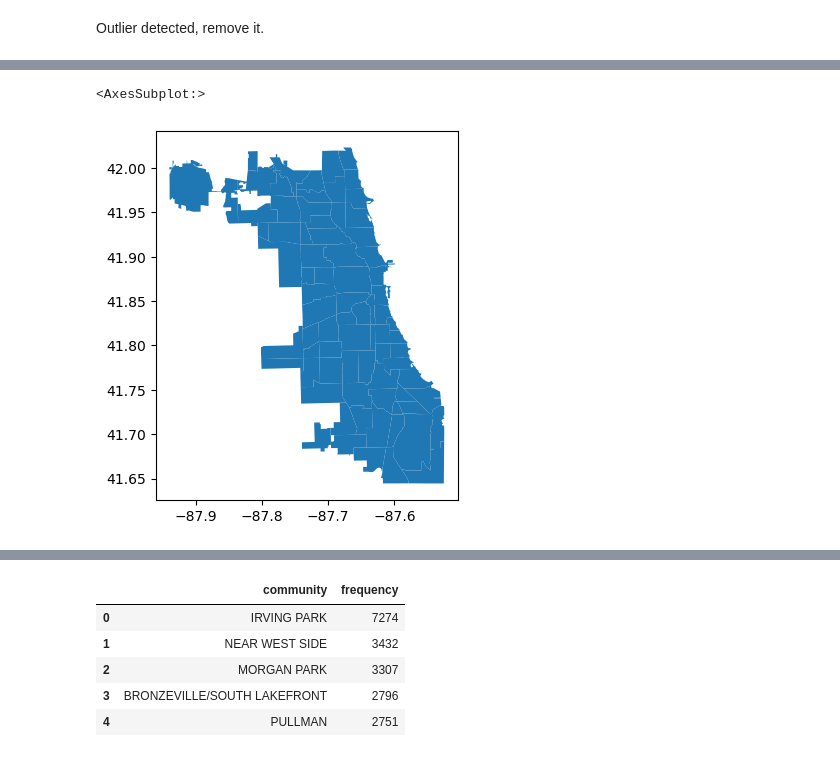
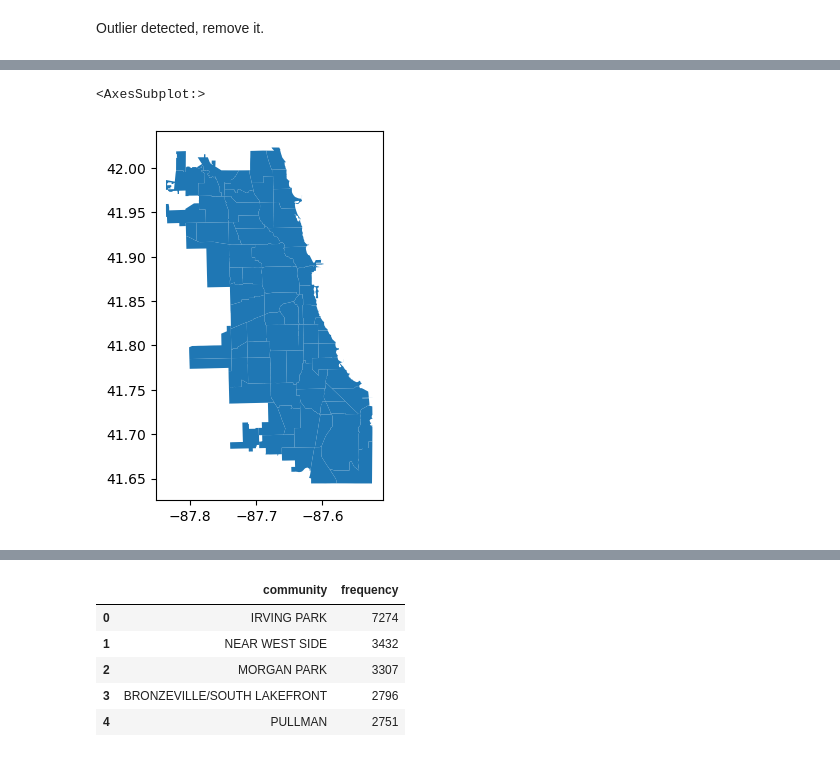
Before and after one commit to mholleranm/STAT390, a Jupyter notebook: albert-eda.ipynb, the cells around one changed output, grey strips where cells are left out. Cells and saved outputs as stored; diff of their text form; code cells hidden in the pictures.

```diff
--- a/albert-eda.ipynb
+++ b/albert-eda.ipynb
@@ -161,10 +211,12 @@ mcmf_filtered.shape
 # %%
 import geopandas as gpd
 commAreas = gpd.read_file('Boundaries - Community Areas (current).geojson')
+# remove Ohare
+commAreas = commAreas[commAreas['community'] != 'OHARE']
 commAreas.plot()
 # %% [output]
 <AxesSubplot:>
-[figure, old version]
+[figure, new version]
 # %%
 commAreas.head()
 # %% [output]
```
Also changed, not shown: parts of 16 cells of this notebook, 1 other file.
